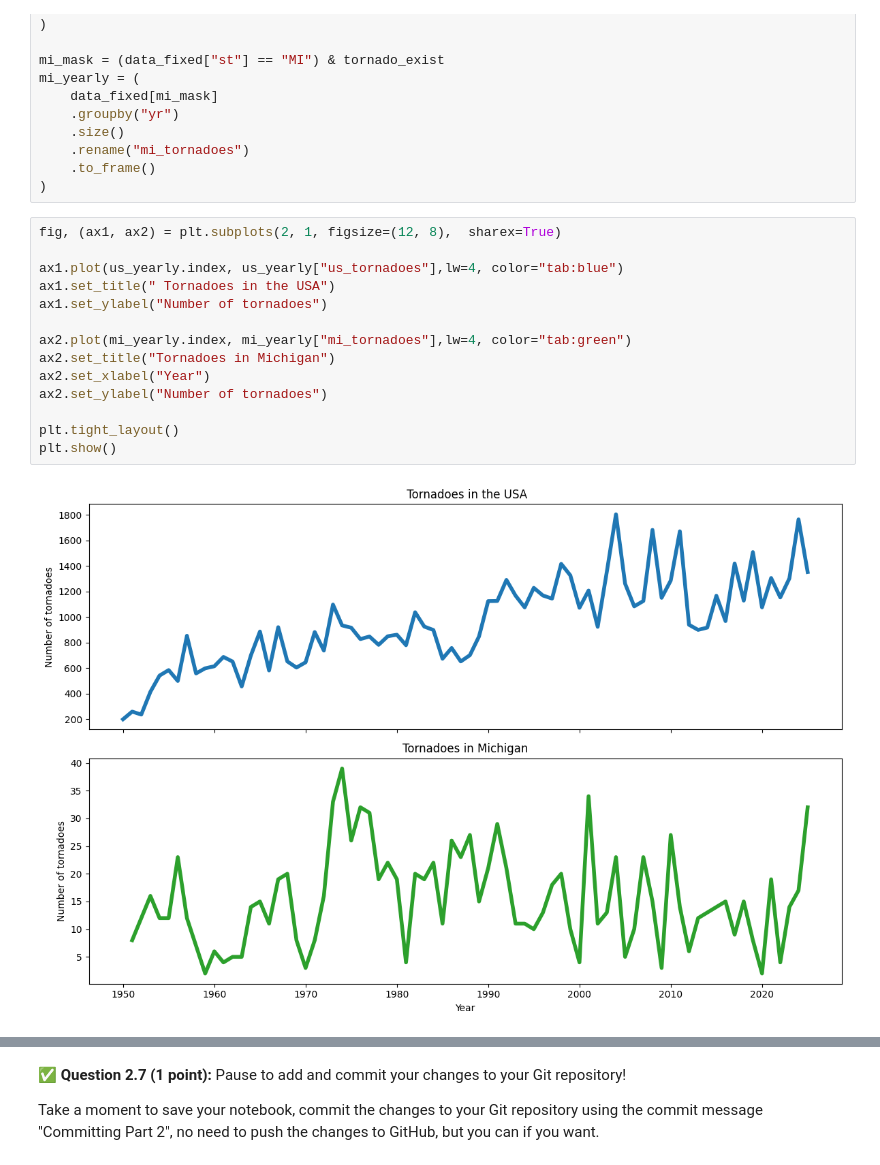
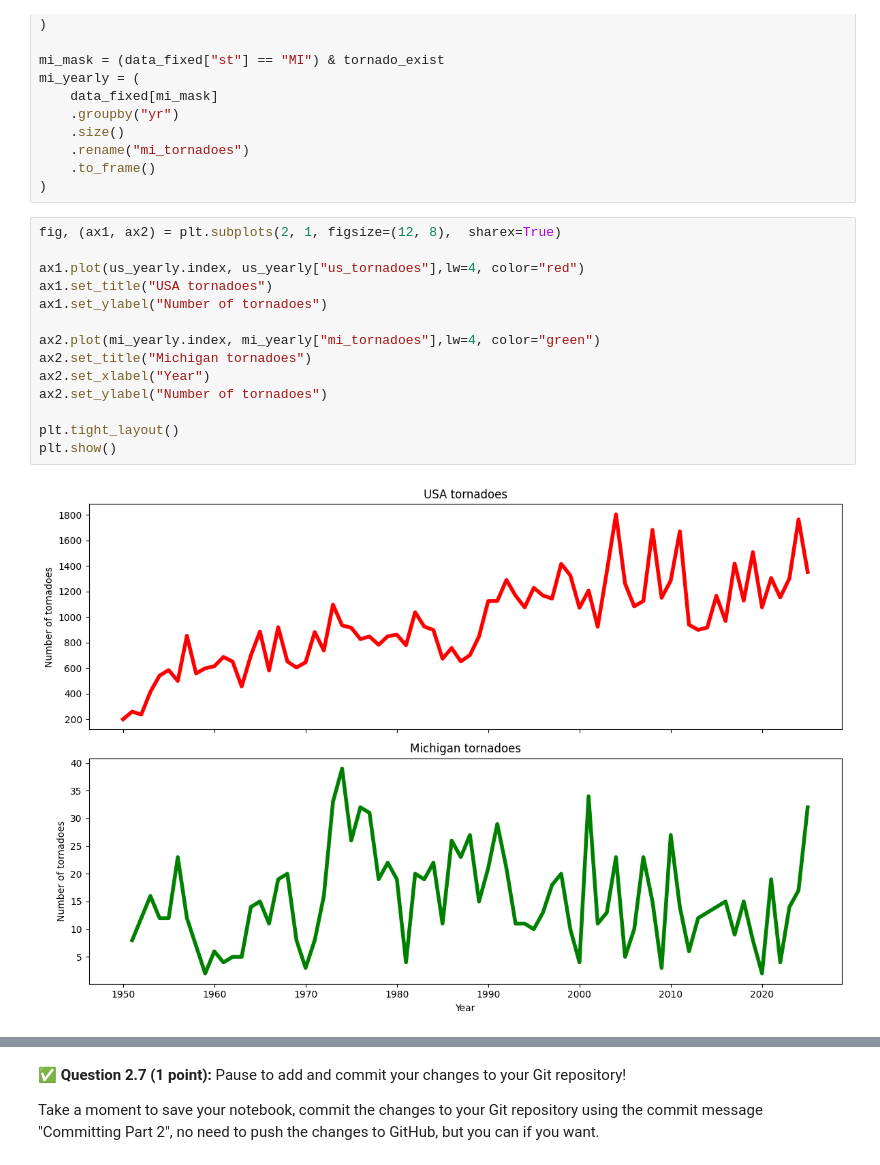
Before and after one commit to beayldz/CMSE202-f26-turnin, a Jupyter notebook: hw-01/HW01-GitPandasPackagesClasses-BeraAyyildiz.ipynb, the cells around one changed output, grey strips where cells are left out. Saved outputs shown, nothing was run; the diff lists cells and outputs as text.

```diff
--- a/hw-01/HW01-GitPandasPackagesClasses-BeraAyyildiz.ipynb
+++ b/hw-01/HW01-GitPandasPackagesClasses-BeraAyyildiz.ipynb
@@ -460,19 +460,19 @@ mi_yearly = (
 # %%
 fig, (ax1, ax2) = plt.subplots(2, 1, figsize=(12, 8),  sharex=True)
 
-ax1.plot(us_yearly.index, us_yearly["us_tornadoes"],lw=4, color="tab:blue")
-ax1.set_title(" Tornadoes in the USA")
+ax1.plot(us_yearly.index, us_yearly["us_tornadoes"],lw=4, color="red")
+ax1.set_title("USA tornadoes")
 ax1.set_ylabel("Number of tornadoes")
 
-ax2.plot(mi_yearly.index, mi_yearly["mi_tornadoes"],lw=4, color="tab:green")
-ax2.set_title("Tornadoes in Michigan")
+ax2.plot(mi_yearly.index, mi_yearly["mi_tornadoes"],lw=4, color="green")
+ax2.set_title("Michigan tornadoes")
 ax2.set_xlabel("Year")
 ax2.set_ylabel("Number of tornadoes")
 
 plt.tight_layout()
 plt.show()
 # %% [output]
-[figure, old version]
+[figure, new version]
 # %% [markdown]
 <!-- END QUESTION -->
 <!-- DO NOT MODIFY OR DELETE THIS CELL. Make sure your solution to the question above is in the cell(s) above this one. -->
```
Also changed, not shown: parts of 9 cells of this notebook.
